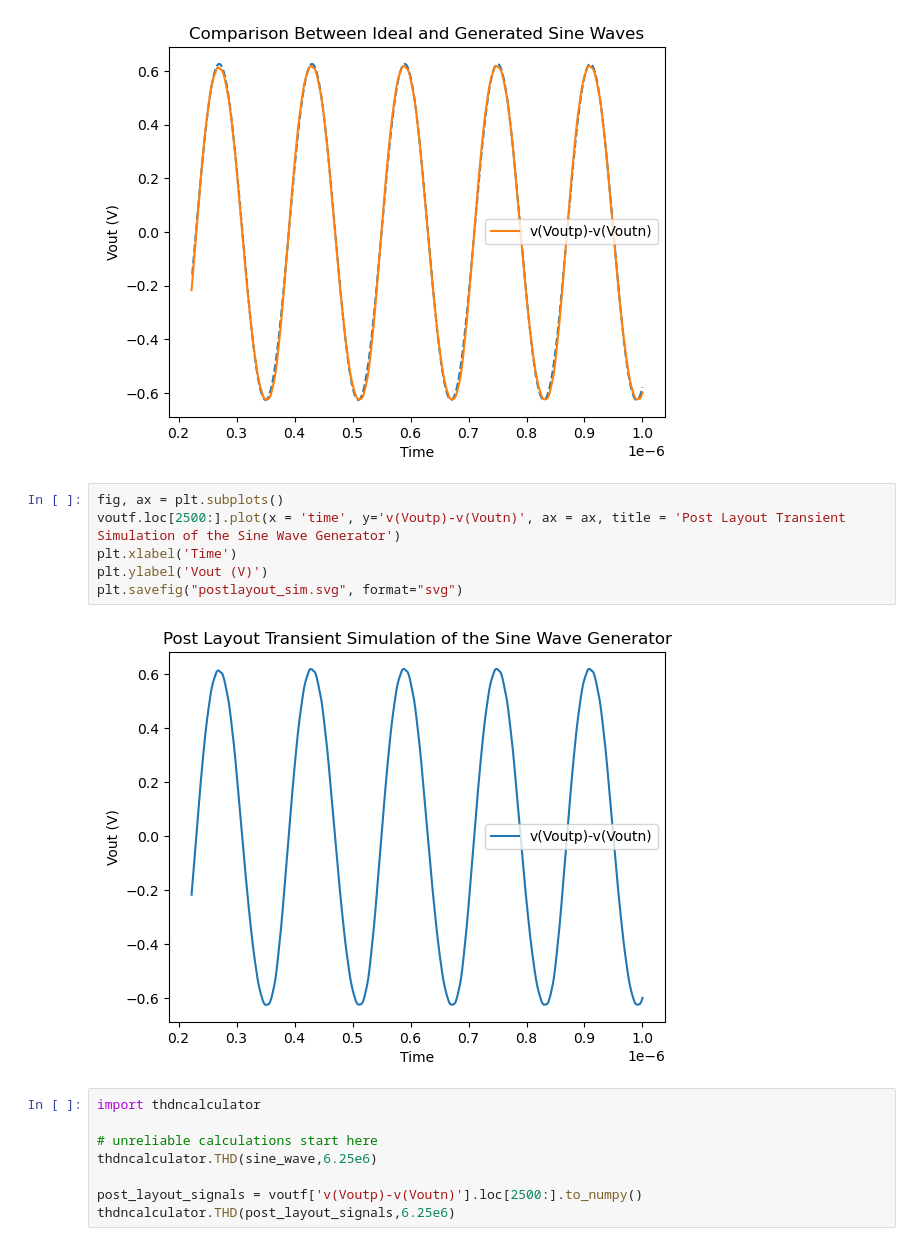
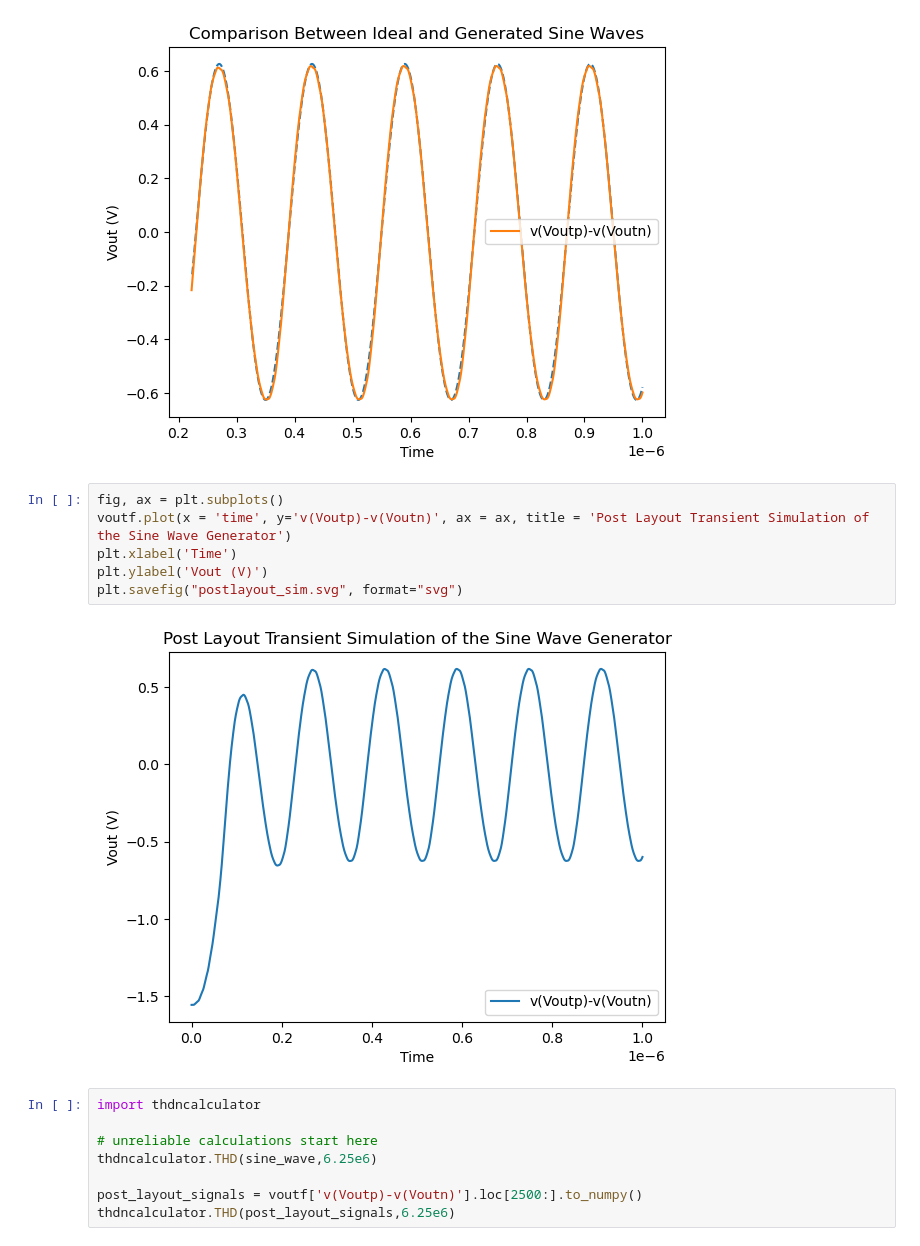
Before and after one commit to adp1030/VLSI_Sine_Gen, a Jupyter notebook: simulation/sim_data/plots.ipynb, the cells around one changed output. Drawn from its saved outputs; the diff is of its cells as text.

```diff
--- a/simulation/sim_data/plots.ipynb
+++ b/simulation/sim_data/plots.ipynb
@@ -184,12 +188,12 @@ plt.savefig("idea_sine_wave_comparison_postlayout.svg", format="svg")
 [figure]
 # %%
 fig, ax = plt.subplots()
-voutf.loc[2500:].plot(x = 'time', y='v(Voutp)-v(Voutn)', ax = ax, title = 'Post Layout Transient Simulation of the Sine Wave Generator')
+voutf.plot(x = 'time', y='v(Voutp)-v(Voutn)', ax = ax, title = 'Post Layout Transient Simulation of the Sine Wave Generator')
 plt.xlabel('Time')
 plt.ylabel('Vout (V)')
 plt.savefig("postlayout_sim.svg", format="svg")
 # %% [output]
-[figure, old version]
+[figure, new version]
 # %%
 import thdncalculator
 
```
Also changed, not shown: parts of 3 cells of this notebook.
